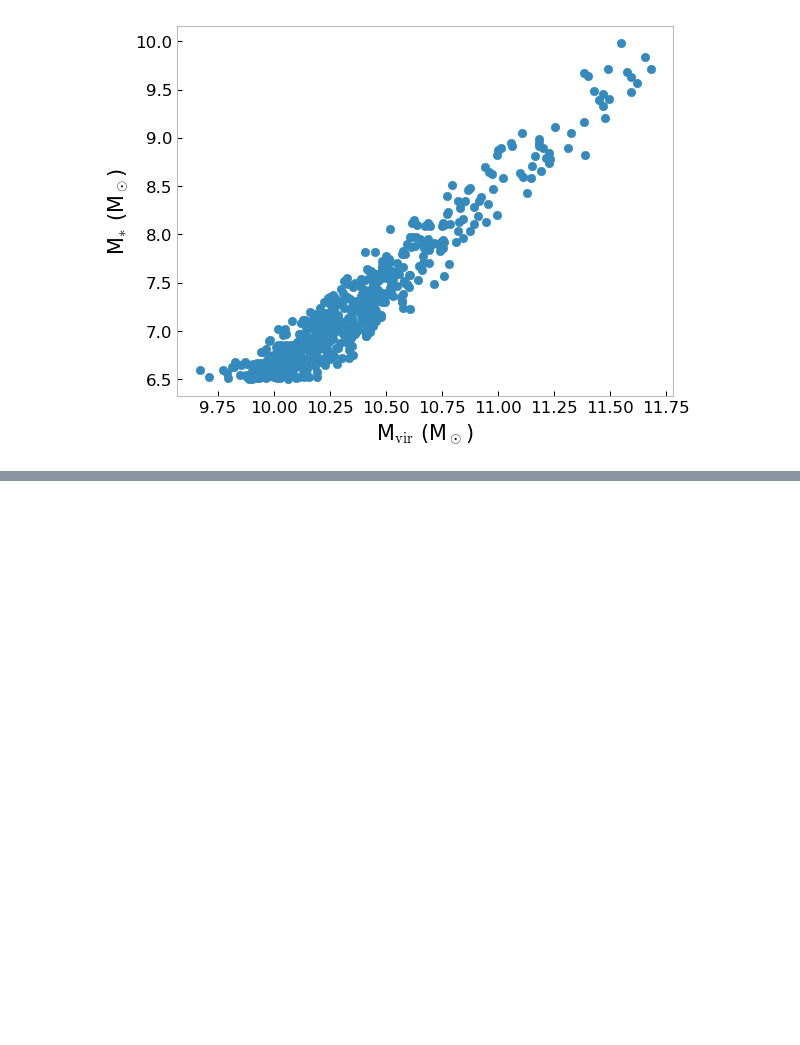
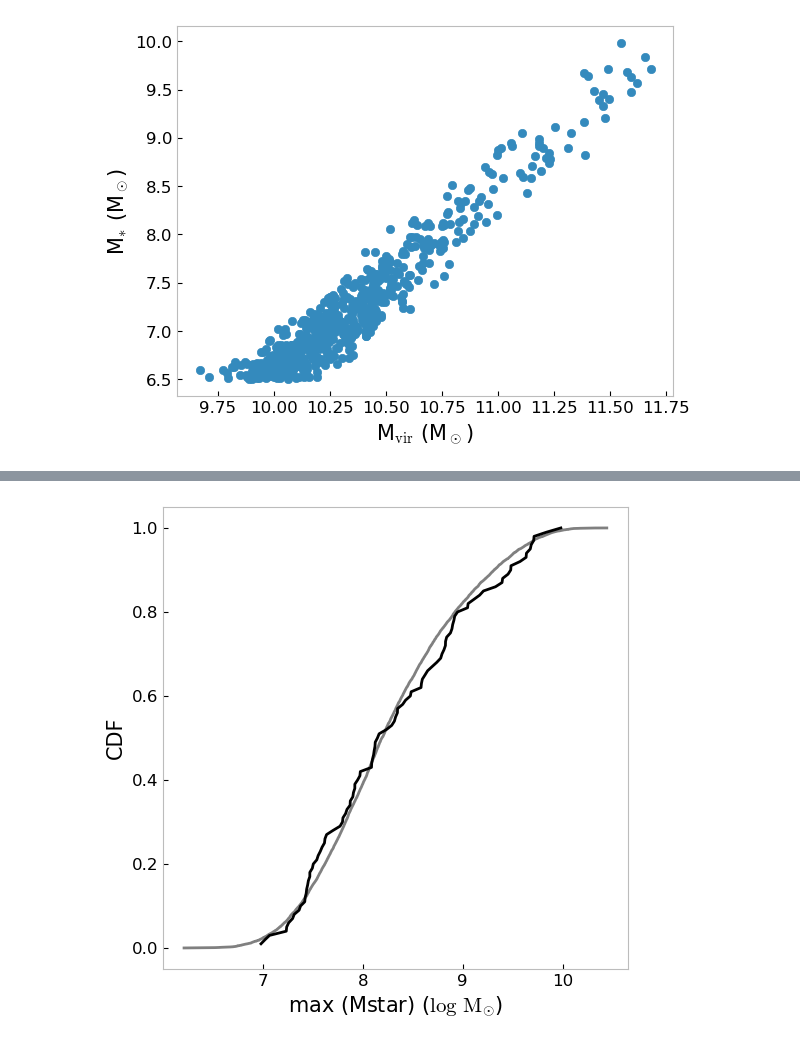
Before and after one commit to jsmonzon/SatGen, a Jupyter notebook: mcmc/notebooks/corcof.ipynb, the cells around one changed output, grey strips where cells are left out. Saved outputs shown, nothing was run; the diff lists cells and outputs as text; code cells hidden in the pictures; blank space fills up the shorter version.

```diff
--- a/mcmc/notebooks/corcof.ipynb
+++ b/mcmc/notebooks/corcof.ipynb
@@ -476 +446,10 @@ wow = np.apply_along_axis(lnlike, 1, thetas)
+# %%
+plt.figure(figsize=(6,6))
+plt.plot(models.stat.Msmax_sorted, models.stat.ecdf_Msmax, color="grey", label="model")
+plt.plot(data.stat.Msmax_sorted, data.stat.ecdf_Msmax, color="black", label="data")
+plt.xlabel("max (Mstar) ($\mathrm{log\ M_{\odot}}$)", fontsize=15)
+plt.ylabel("CDF", fontsize=15)
+plt.show()
+# %% [output]
+[figure, added]
 # %%
```
Also changed, not shown: parts of 25 cells of this notebook, 10 other files.
